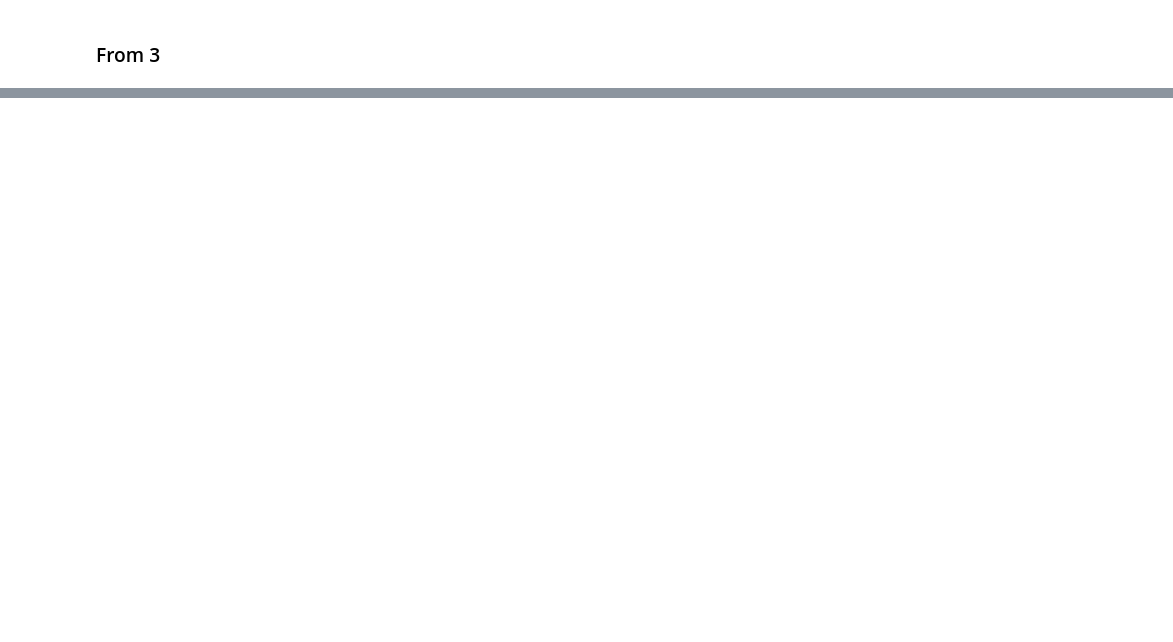
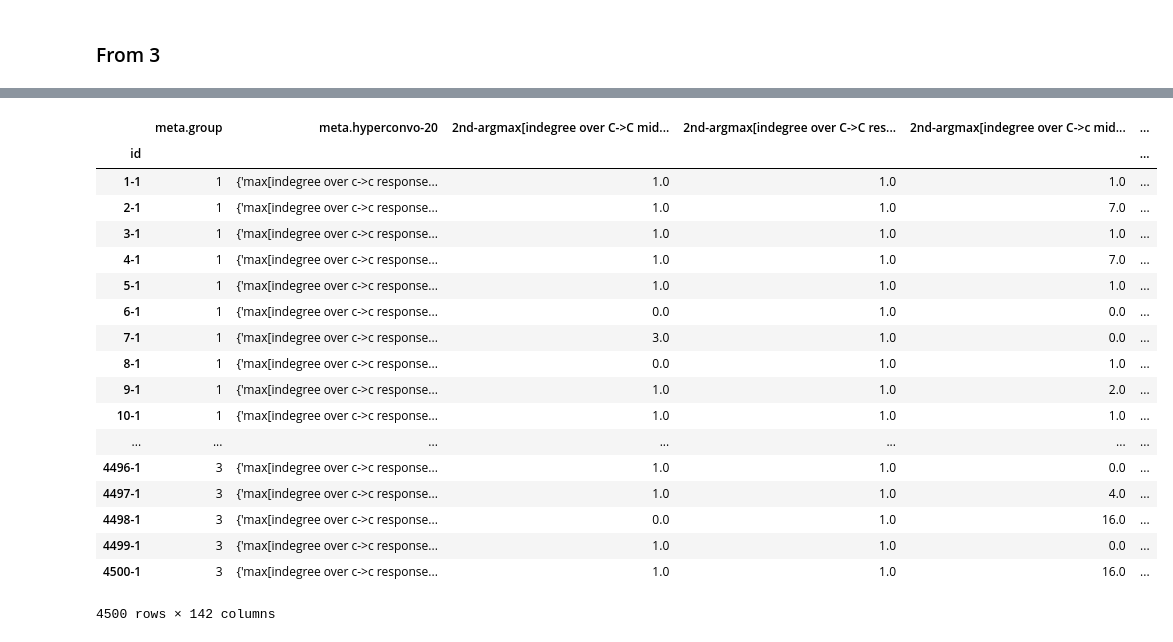
Before and after one commit to rgangela99/Cornell-Conversational-Analysis-Toolkit, a Jupyter notebook: convokit/tensor_decomposer/experiments/normalization_tests.ipynb, the cells around one changed output, grey strips where cells are left out. Cells and saved outputs as stored; diff of their text form; code cells hidden in the pictures; blank space fills up the shorter version.

```diff
--- a/convokit/tensor_decomposer/experiments/normalization_tests.ipynb
+++ b/convokit/tensor_decomposer/experiments/normalization_tests.ipynb
@@ -297,0 +297,29 @@ Done.
+# %%
+import pandas as pd
+df = corpus.view_conversations()
+df_subset = df[['meta.group', 'meta.hyperconvo-20']]
+hc_dicts = {df_subset.iloc[idx].name: df_subset.iloc[idx]['meta.hyperconvo-20'] for idx in range(len(df_subset))}
+df_hc = pd.DataFrame(hc_dicts).T.astype('float64')
+df_combi = pd.concat([df_subset, df_hc], axis=1, sort=False)
+# %%
+df_combi
+# %% [output]
+|  | meta.group | meta.hyperconvo-20 | 2nd-argmax[indegree over C->C mid... | 2nd-argmax[indegree over C->C res... | 2nd-argmax[indegree over C->c mid... | ... |
+| id |  |  |  |  |  | ... |
+| 1-1 | 1 | {'max[indegree over c->c response... | 1.0 | 1.0 | 1.0 | ... |
+| 2-1 | 1 | {'max[indegree over c->c response... | 1.0 | 1.0 | 7.0 | ... |
+| 3-1 | 1 | {'max[indegree over c->c response... | 1.0 | 1.0 | 1.0 | ... |
+| 4-1 | 1 | {'max[indegree over c->c response... | 1.0 | 1.0 | 7.0 | ... |
+| 5-1 | 1 | {'max[indegree over c->c response... | 1.0 | 1.0 | 1.0 | ... |
+| 6-1 | 1 | {'max[indegree over c->c response... | 0.0 | 1.0 | 0.0 | ... |
+| 7-1 | 1 | {'max[indegree over c->c response... | 3.0 | 1.0 | 0.0 | ... |
+| 8-1 | 1 | {'max[indegree over c->c response... | 0.0 | 1.0 | 1.0 | ... |
+| 9-1 | 1 | {'max[indegree over c->c response... | 1.0 | 1.0 | 2.0 | ... |
+| 10-1 | 1 | {'max[indegree over c->c response... | 1.0 | 1.0 | 1.0 | ... |
+| ... | ... | ... | ... | ... | ... | ... |
+| 4496-1 | 3 | {'max[indegree over c->c response... | 1.0 | 1.0 | 0.0 | ... |
+| 4497-1 | 3 | {'max[indegree over c->c response... | 1.0 | 1.0 | 4.0 | ... |
+| 4498-1 | 3 | {'max[indegree over c->c response... | 0.0 | 1.0 | 16.0 | ... |
+| 4499-1 | 3 | {'max[indegree over c->c response... | 1.0 | 1.0 | 0.0 | ... |
+| 4500-1 | 3 | {'max[indegree over c->c response... | 1.0 | 1.0 | 16.0 | ... |
+4500 rows × 142 columns
```
Also changed, not shown: parts of 23 cells of this notebook, 2 other files.
